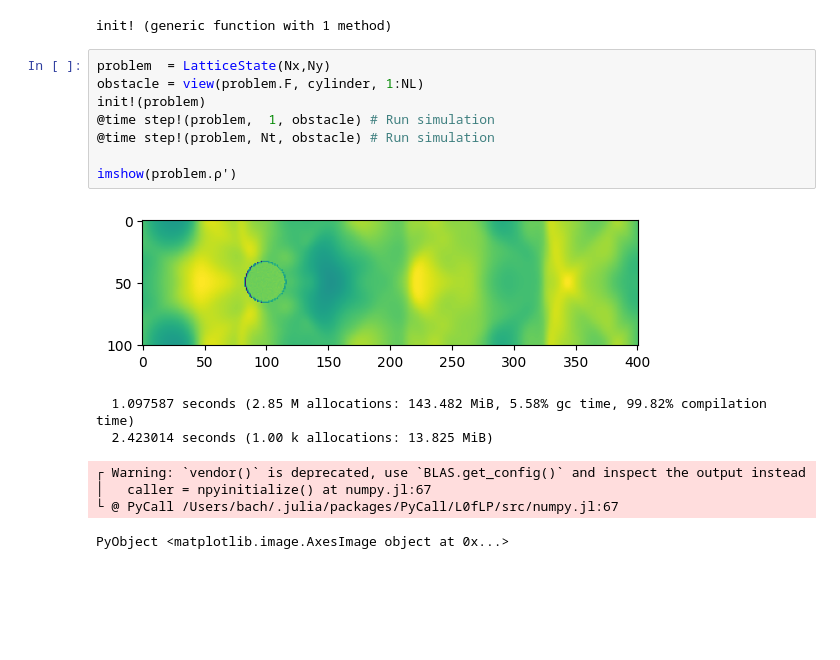
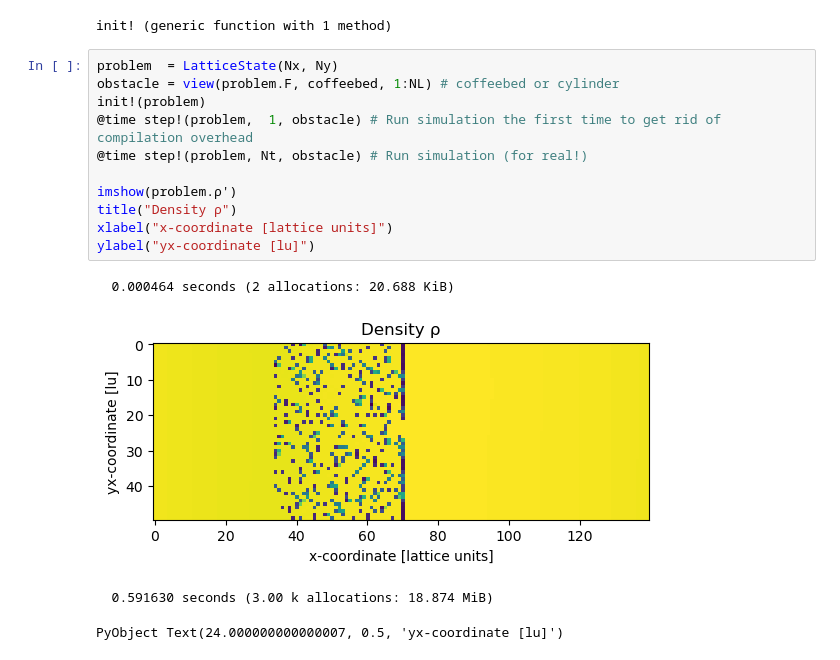
Before and after one commit to bchaber/hattivatti, a Jupyter notebook: karman-d2q9.ipynb, the cells around one changed output. Cells and saved outputs as stored; diff of their text form; blank space fills up the shorter version.

```diff
--- a/karman-d2q9.ipynb
+++ b/karman-d2q9.ipynb
@@ -113,19 +116,19 @@ end
 # %% [output]
 init! (generic function with 1 method)
 # %%
-problem  = LatticeState(Nx,Ny)
-obstacle = view(problem.F, cylinder, 1:NL)
+problem  = LatticeState(Nx, Ny)
+obstacle = view(problem.F, coffeebed, 1:NL) # coffeebed or cylinder
 init!(problem)
-@time step!(problem,  1, obstacle) # Run simulation
-@time step!(problem, Nt, obstacle) # Run simulation
+@time step!(problem,  1, obstacle) # Run simulation the first time to get rid of compilation overhead
+@time step!(problem, Nt, obstacle) # Run simulation (for real!)
 
 imshow(problem.ρ')
+title("Density ρ")
+xlabel("x-coordinate [lattice units]")
+ylabel("yx-coordinate [lu]")
 # %% [output]
+  0.000464 seconds (2 allocations: 20.688 KiB)
-[figure, old version]
+[figure, new version]
-  1.097587 seconds (2.85 M allocations: 143.482 MiB, 5.58% gc time, 99.82% compilation time)
-  2.423014 seconds (1.00 k allocations: 13.825 MiB)
-┌ Warning: `vendor()` is deprecated, use `BLAS.get_config()` and inspect the output instead
-│   caller = npyinitialize() at numpy.jl:67
-└ @ PyCall /Users/bach/.julia/packages/PyCall/L0fLP/src/numpy.jl:67
+  0.591630 seconds (3.00 k allocations: 18.874 MiB)
-PyObject <matplotlib.image.AxesImage object at 0x...>
+PyObject Text(24.000000000000007, 0.5, 'yx-coordinate [lu]')
 # %%
```
Also changed, not shown: parts of 4 cells of this notebook.
